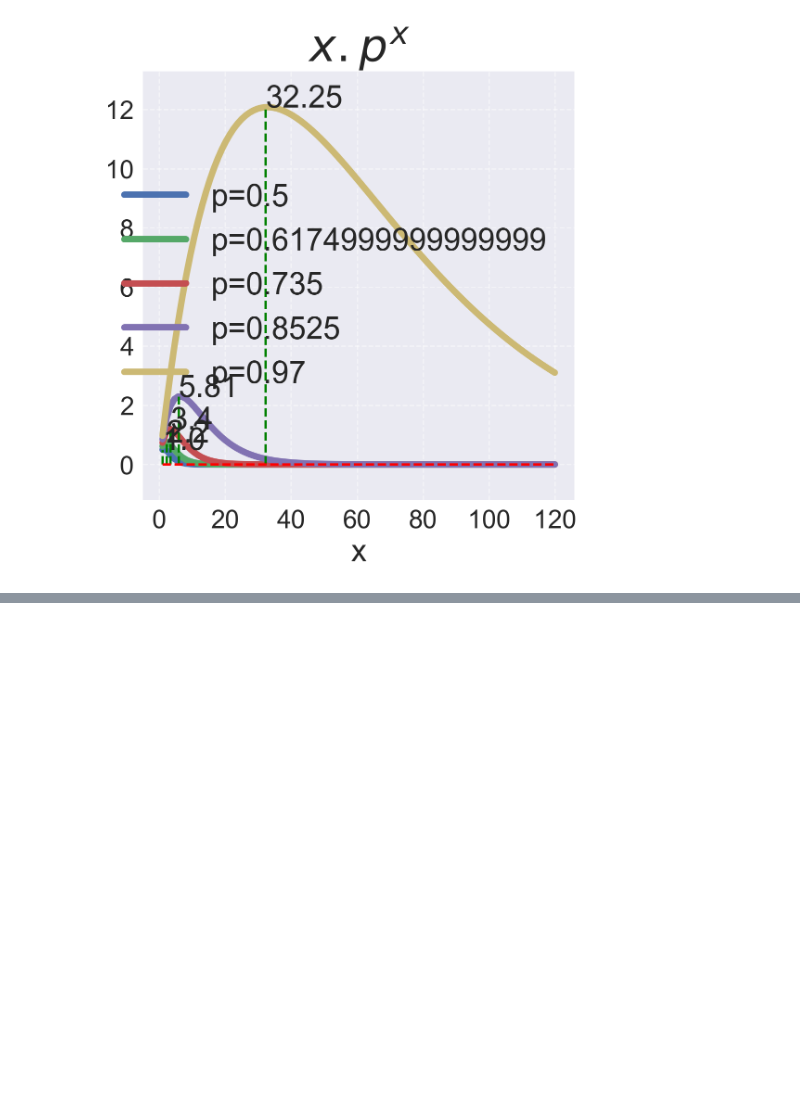
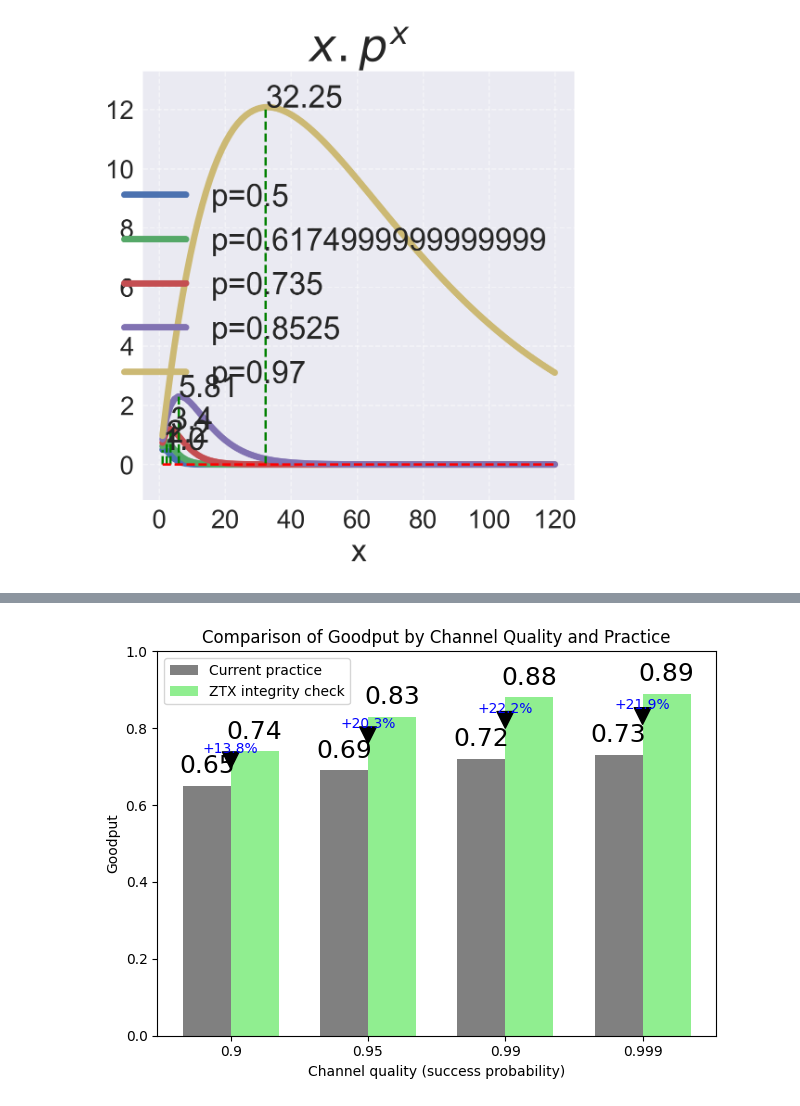
Before and after one commit to mkashani-phd/OptiMAC, a Jupyter notebook: img/ProMAC_Graph.ipynb, the cells around one changed output, grey strips where cells are left out. Saved outputs shown, nothing was run; the diff lists cells and outputs as text; code cells hidden in the pictures; blank space fills up the shorter version.

```diff
--- a/img/ProMAC_Graph.ipynb
+++ b/img/ProMAC_Graph.ipynb
@@ -29,0 +100,43 @@ plt.show()
+# %%
+import matplotlib.pyplot as plt
+import numpy as np
+
+# Data for the chart
+channel_quality = [0.9, 0.95, 0.99, 0.999]
+current_practice = [0.65, 0.69, 0.72, 0.73]
+ztx_integrity_check = [0.74, 0.83, 0.88, 0.89]
+
+# Calculate percentage improvements
+improvements = [(ztx - current) / current * 100 for ztx, current in zip(ztx_integrity_check, current_practice)]
+
+# Plot the chart
+fig, ax = plt.subplots()
+bar_width = 0.35
+index = np.arange(len(channel_quality))
+
+bars1 = ax.bar(index, current_practice, bar_width, label='Current practice', color='gray')
+bars2 = ax.bar(index + bar_width, ztx_integrity_check, bar_width, label='ZTX integrity check', color='lightgreen')
+
+# Add annotations for improvement
+for i, (current, ztx, improvement) in enumerate(zip(current_practice, ztx_integrity_check, improvements)):
+    ax.text(i, current + 0.02, f'{current:.2f}', ha='center', va='bottom', color='black', fontsize = 18)
+    ax.text(i + bar_width, ztx + 0.02, f'{ztx:.2f}', ha='center', va='bottom', color='black', fontsize = 18)
+    ax.annotate(f'+{improvement:.1f}%', xy=(i + bar_width / 2, (current + ztx) / 2),
+                xytext=(i + bar_width / 2, (current + ztx) / 2 + 0.05),
+                arrowprops=dict(facecolor='black', shrink=1),
+                ha='center', va='center', fontsize=10, color='blue')
+
+# Customize the plot
+ax.set_xlabel('Channel quality (success probability)')
+ax.set_ylabel('Goodput')
+ax.set_title('Comparison of Goodput by Channel Quality and Practice')
+ax.set_xticks(index + bar_width / 2)
+ax.set_xticklabels(channel_quality)
+ax.set_ylim(0, 1)
+ax.legend()
+
+# Display the plot
+plt.tight_layout()
+plt.show()
+# %% [output]
+[figure, added]
```
Also changed, not shown: parts of 1 cell of this notebook, 3 other files.
